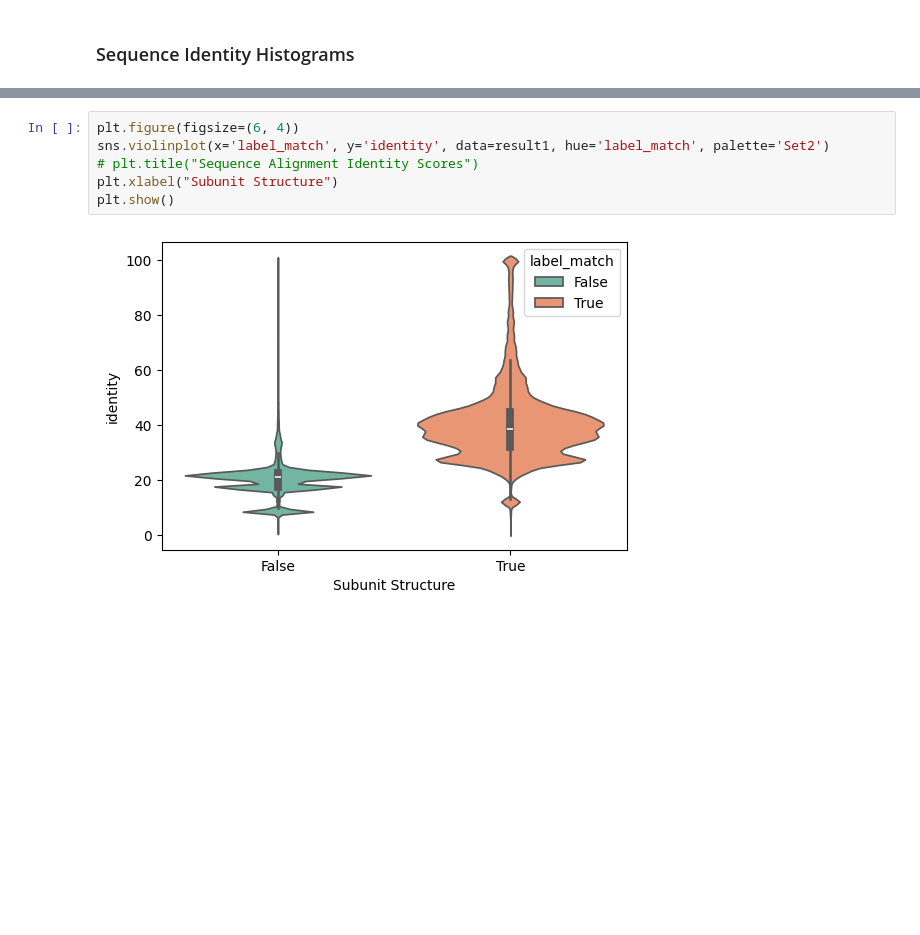
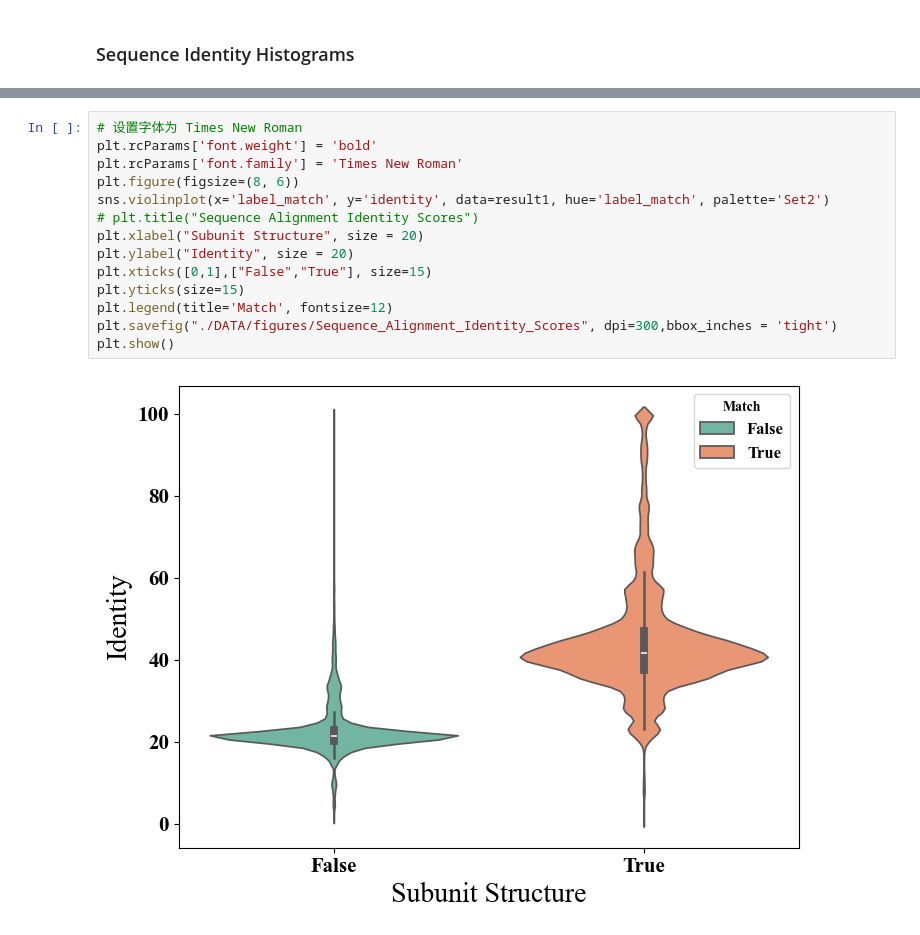
Before and after one commit to tibbdc/DeepSub, a Jupyter notebook: 02_SeqIdentity.ipynb, the cells around one changed output, grey strips where cells are left out. Cells and saved outputs as stored; diff of their text form; blank space fills up the shorter version.

```diff
--- a/02_SeqIdentity.ipynb
+++ b/02_SeqIdentity.ipynb
@@ -81,8 +103,16 @@ result1
 # %%
-plt.figure(figsize=(6, 4))
+# 设置字体为 Times New Roman
+plt.rcParams['font.weight'] = 'bold'
+plt.rcParams['font.family'] = 'Times New Roman'
+plt.figure(figsize=(8, 6))
 sns.violinplot(x='label_match', y='identity', data=result1, hue='label_match', palette='Set2')
 # plt.title("Sequence Alignment Identity Scores")
-plt.xlabel("Subunit Structure")
+plt.xlabel("Subunit Structure", size = 20)
+plt.ylabel("Identity", size = 20)
+plt.xticks([0,1],["False","True"], size=15)
+plt.yticks(size=15)
+plt.legend(title='Match', fontsize=12)
+plt.savefig("./DATA/figures/Sequence_Alignment_Identity_Scores", dpi=300,bbox_inches = 'tight')
 plt.show()
 # %% [output]
-[figure, old version]
+[figure, new version]
```
Also changed, not shown: parts of 5 cells of this notebook.
